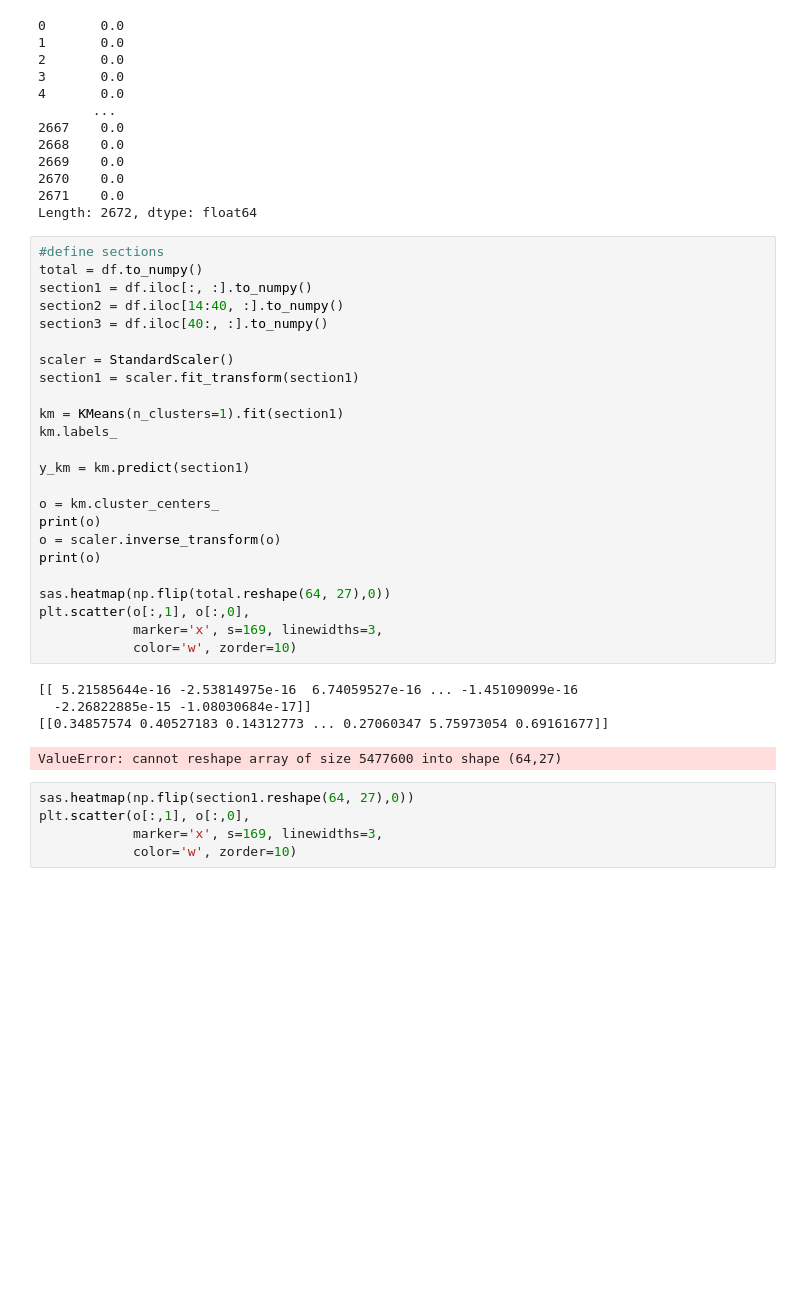
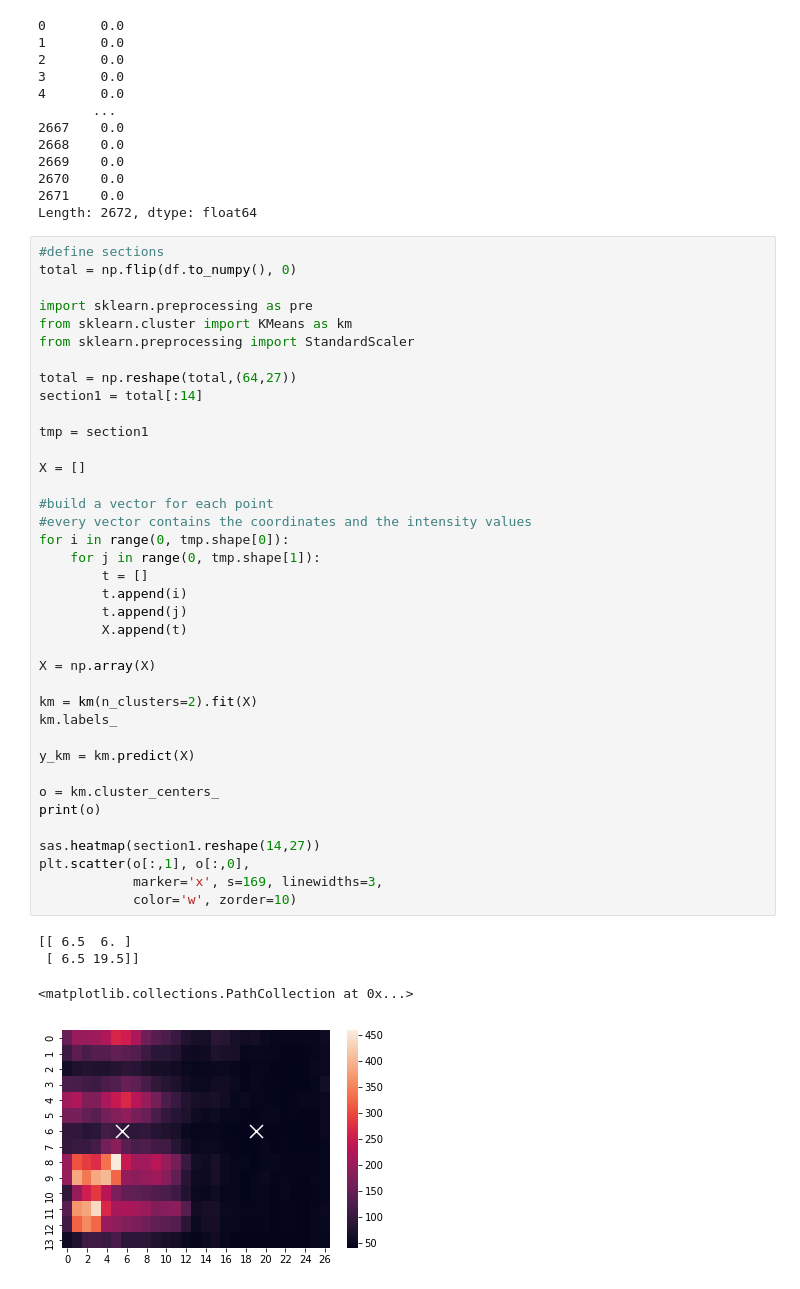
Before and after one commit to CrostaBot/PostureRecognition, a Jupyter notebook: PCA.ipynb, the cells around one changed output. Saved outputs shown, nothing was run; the diff lists cells and outputs as text; blank space fills up the shorter version.

```diff
--- a/PCA.ipynb
+++ b/PCA.ipynb
@@ -258,38 +258,47 @@ df.min(axis = 1)
 2670    0.0
 2671    0.0
 Length: 2672, dtype: float64
-# %%
-#define sections
-total = df.to_numpy()
-section1 = df.iloc[:, :].to_numpy()
-section2 = df.iloc[14:40, :].to_numpy()
-section3 = df.iloc[40:, :].to_numpy()
-
-scaler = StandardScaler()
-section1 = scaler.fit_transform(section1)
-
-km = KMeans(n_clusters=1).fit(section1)
-km.labels_
-
-y_km = km.predict(section1)
-
-o = km.cluster_centers_
-print(o)
-o = scaler.inverse_transform(o)
-print(o)
-
-sas.heatmap(np.flip(total.reshape(64, 27),0))
-plt.scatter(o[:,1], o[:,0],
-            marker='x', s=169, linewidths=3,
-            color='w', zorder=10)
-# %% [output]
-[[ 5.21585644e-16 -2.53814975e-16  6.74059527e-16 ... -1.45109099e-16
-  -2.26822885e-15 -1.08030684e-17]]
-[[0.34857574 0.40527183 0.14312773 ... 0.27060347 5.75973054 0.69161677]]
-ValueError: cannot reshape array of size 5477600 into shape (64,27)
-# %%
-sas.heatmap(np.flip(section1.reshape(64, 27),0))
-plt.scatter(o[:,1], o[:,0],
-            marker='x', s=169, linewidths=3,
-            color='w', zorder=10)
+# %%
+#define sections
+total = np.flip(df.to_numpy(), 0)
+
+import sklearn.preprocessing as pre
+from sklearn.cluster import KMeans as km
+from sklearn.preprocessing import StandardScaler
+
+total = np.reshape(total,(64,27))
+section1 = total[:14]
+
+tmp = section1
+
+X = []
+
+#build a vector for each point
+#every vector contains the coordinates and the intensity values
+for i in range(0, tmp.shape[0]):
+    for j in range(0, tmp.shape[1]):
+        t = []
+        t.append(i)
+        t.append(j)
+        X.append(t)
+
+X = np.array(X)
+
+km = km(n_clusters=2).fit(X)
+km.labels_
+
+y_km = km.predict(X)
+
+o = km.cluster_centers_
+print(o)
+
+sas.heatmap(section1.reshape(14,27))
+plt.scatter(o[:,1], o[:,0],
+            marker='x', s=169, linewidths=3,
+            color='w', zorder=10)
+# %% [output]
+[[ 6.5  6. ]
+ [ 6.5 19.5]]
+<matplotlib.collections.PathCollection at 0x...>
+[figure, added]
 # %%
```
Also changed, not shown: parts of 1 cell of this notebook.
